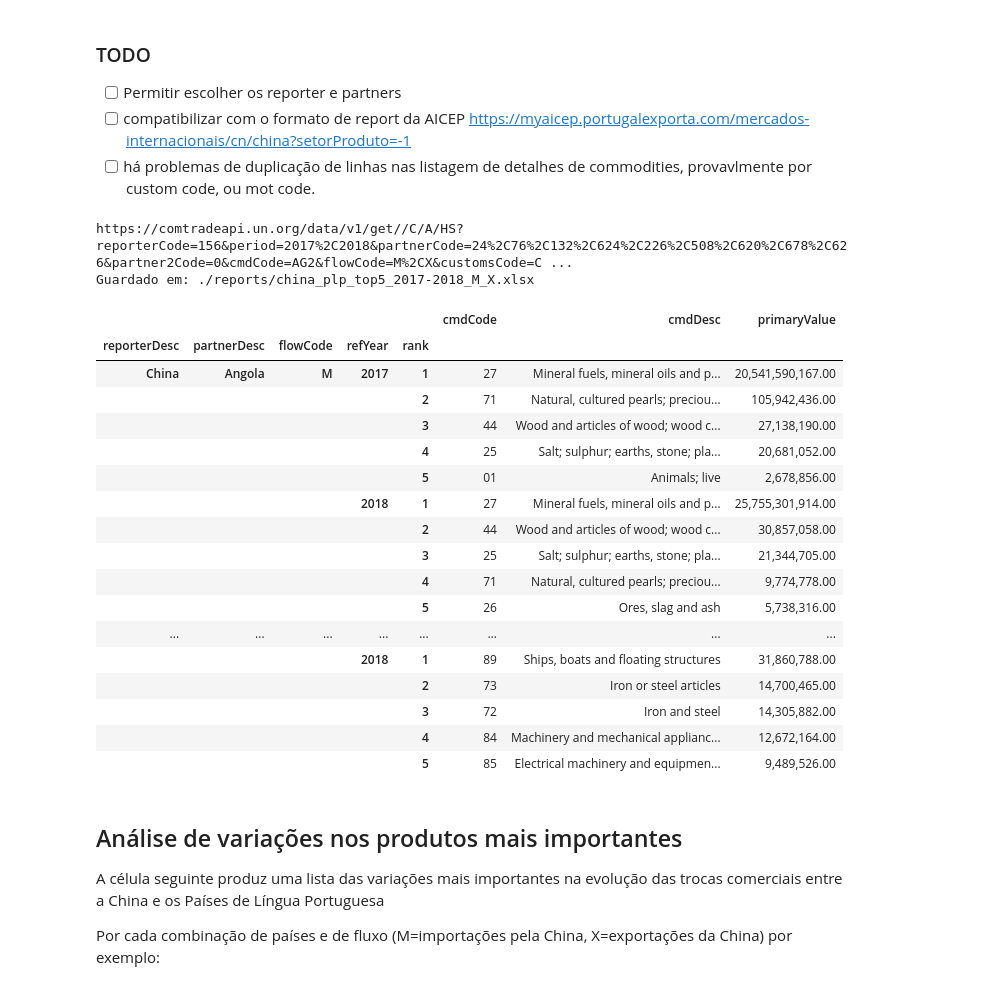
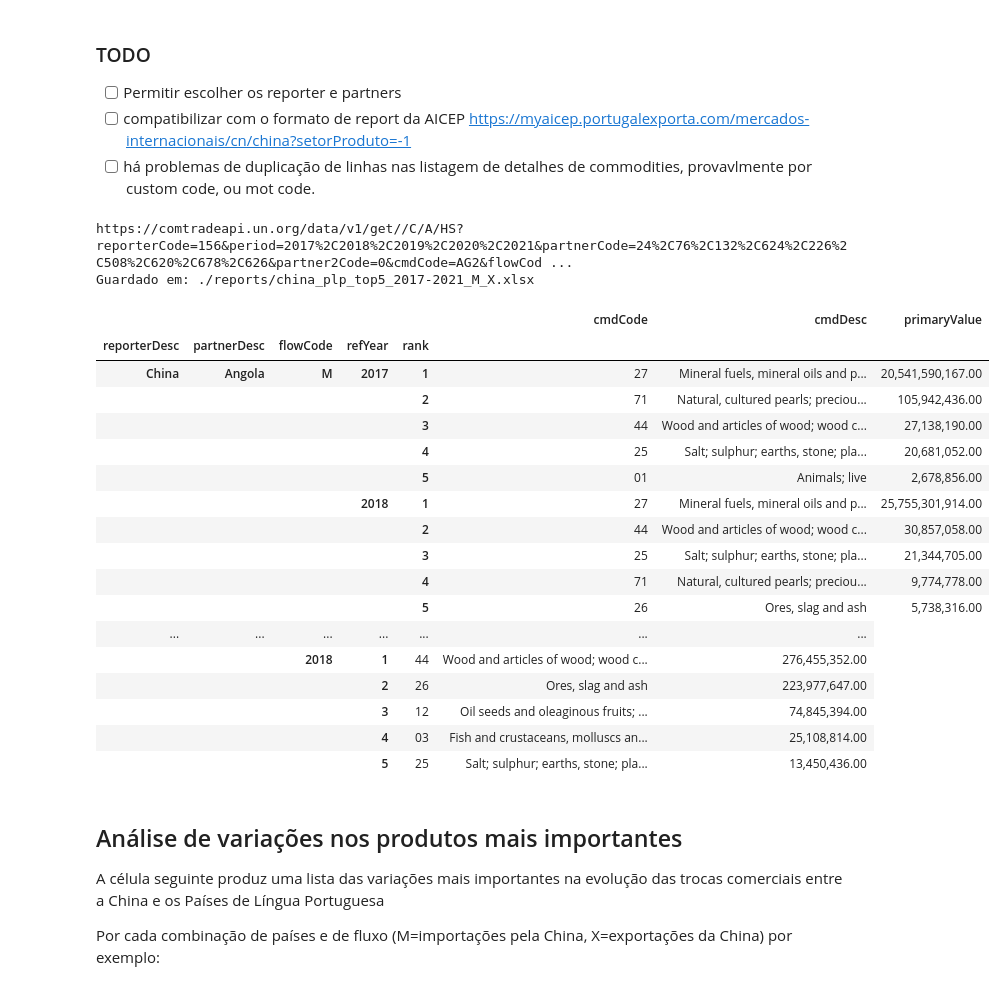
Before and after one commit to joaquimrcarvalho/cipf-comtrade, a Jupyter notebook: cn_plp_commodities.ipynb, the cells around one changed output. Saved outputs shown, nothing was run; the diff lists cells and outputs as text; code cells hidden in the pictures.

```diff
--- a/cn_plp_commodities.ipynb
+++ b/cn_plp_commodities.ipynb
@@ -75,7 +75,7 @@ import pandas as pd
 rank_filter = 5  # número de importações mais relevantes
 
 year_start = 2017
-year_end = 2018
+year_end = 2021
 years = comtrade.year_range(year_start,year_end+1)
 reporterCode = comtrade.m49_china
 partnerCode = comtrade.m49_plp_list
@@ -99,41 +99,41 @@ pco_top5_sorted.to_excel(excel_file, sheet_name=sheet_name, index=True, startrow
 # Adjust column width
 comtrade.excel_col_autowidth(pco_top5_sorted, excel_file,sheet_name)
 
 # format column primaryValue as currency
 comtrade.excel_format_currency(pco_top5_sorted, excel_file,sheet_name, columns=['primaryValue'],width=20)
 
 # Write title in first row TBD
 excel_file_title = f"Trocas Comerciais China-PLP, top {rank_filter} produtos (M=Importações, X=Exportações), {years}, valores USD"
 excel_file.sheets[sheet_name].write(0, 0, excel_file_title)
 print("Guardado em:",excel_file_name)
 
 excel_file.close()
 # show
 pd.options.display.max_colwidth=100
 pd.options.display.float_format = '{:,.2f}'.format
 pd.options.display.max_rows = 250
 pco_top5_sorted.head(250)
 # %% [output]
-https://comtradeapi.un.org/data/v1/get//C/A/HS?reporterCode=156&period=2017%2C2018&partnerCode=24%2C76%2C132%2C624%2C226%2C508%2C620%2C678%2C626&partner2Code=0&cmdCode=AG2&flowCode=M%2CX&customsCode=C ...
-Guardado em: ./reports/china_plp_top5_2017-2018_M_X.xlsx
+https://comtradeapi.un.org/data/v1/get//C/A/HS?reporterCode=156&period=2017%2C2018%2C2019%2C2020%2C2021&partnerCode=24%2C76%2C132%2C624%2C226%2C508%2C620%2C678%2C626&partner2Code=0&cmdCode=AG2&flowCod ...
+Guardado em: ./reports/china_plp_top5_2017-2021_M_X.xlsx
 |  |  |  |  |  | cmdCode | cmdDesc | primaryValue |
 | reporterDesc | partnerDesc | flowCode | refYear | rank |  |  |  |
 | China | Angola | M | 2017 | 1 | 27 | Mineral fuels, mineral oils and p... | 20,541,590,167.00 |
 |  |  |  |  | 2 | 71 | Natural, cultured pearls; preciou... | 105,942,436.00 |
 |  |  |  |  | 3 | 44 | Wood and articles of wood; wood c... | 27,138,190.00 |
 |  |  |  |  | 4 | 25 | Salt; sulphur; earths, stone; pla... | 20,681,052.00 |
 |  |  |  |  | 5 | 01 | Animals; live | 2,678,856.00 |
 |  |  |  | 2018 | 1 | 27 | Mineral fuels, mineral oils and p... | 25,755,301,914.00 |
 |  |  |  |  | 2 | 44 | Wood and articles of wood; wood c... | 30,857,058.00 |
 |  |  |  |  | 3 | 25 | Salt; sulphur; earths, stone; pla... | 21,344,705.00 |
 |  |  |  |  | 4 | 71 | Natural, cultured pearls; preciou... | 9,774,778.00 |
 |  |  |  |  | 5 | 26 | Ores, slag and ash | 5,738,316.00 |
-| ... | ... | ... | ... | ... | ... | ... | ... |
-|  |  |  | 2018 | 1 | 89 | Ships, boats and floating structures | 31,860,788.00 |
-|  |  |  |  | 2 | 73 | Iron or steel articles | 14,700,465.00 |
-|  |  |  |  | 3 | 72 | Iron and steel | 14,305,882.00 |
-|  |  |  |  | 4 | 84 | Machinery and mechanical applianc... | 12,672,164.00 |
-|  |  |  |  | 5 | 85 | Electrical machinery and equipmen... | 9,489,526.00 |
+| ... | ... | ... | ... | ... | ... | ... |
+|  |  | 2018 | 1 | 44 | Wood and articles of wood; wood c... | 276,455,352.00 |
+|  |  |  | 2 | 26 | Ores, slag and ash | 223,977,647.00 |
+|  |  |  | 3 | 12 | Oil seeds and oleaginous fruits; ... | 74,845,394.00 |
+|  |  |  | 4 | 03 | Fish and crustaceans, molluscs an... | 25,108,814.00 |
+|  |  |  | 5 | 25 | Salt; sulphur; earths, stone; pla... | 13,450,436.00 |
 # %% [markdown]
 ## Análise de variações nos produtos mais importantes
 
```
Also changed, not shown: parts of 5 cells of this notebook, 1 other file.
